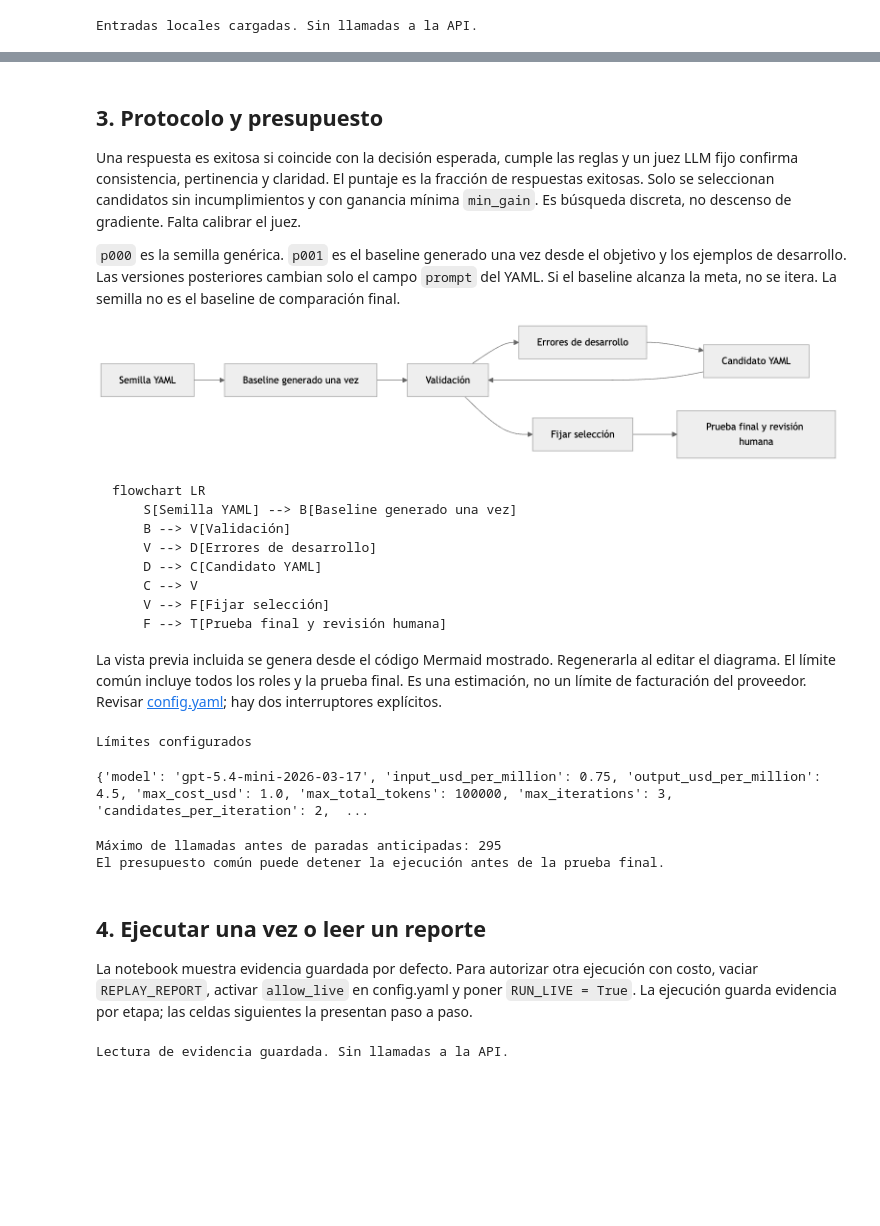
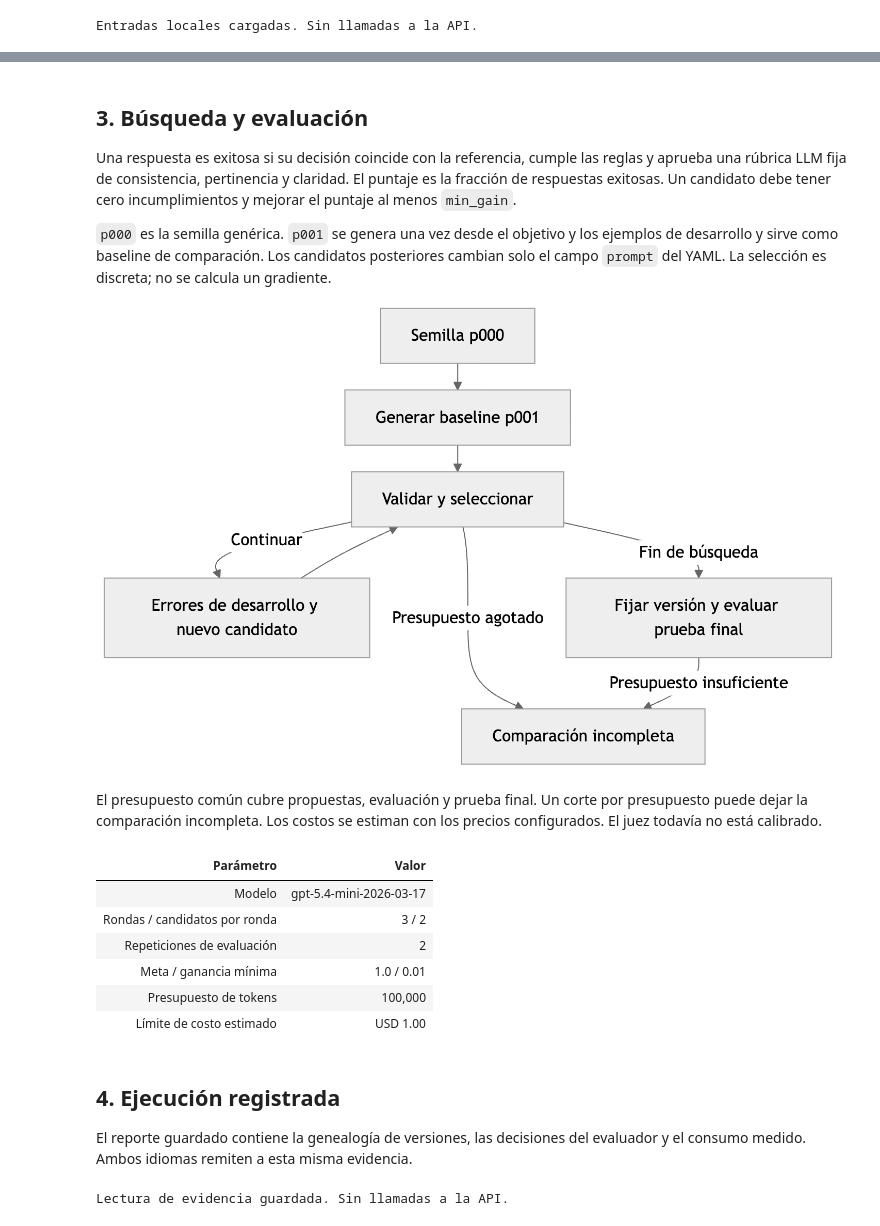
Before and after one commit to jairzinhosantos/thinking-harness, a Jupyter notebook: research/proposals/case-0003-debt-negotiation/prompt-search.es.ipynb, the cells around one changed output, grey strips where cells are left out. Saved outputs shown, nothing was run; the diff lists cells and outputs as text; code cells hidden in the pictures; blank space fills up the shorter version.

````diff
--- a/research/proposals/case-0003-debt-negotiation/prompt-search.es.ipynb
+++ b/research/proposals/case-0003-debt-negotiation/prompt-search.es.ipynb
@@ -93,57 +77,29 @@ debts: A: 200 B: 300 C: 600 allowed_payment_counts: - 1 - 2 history: - role: ass
 # %% [markdown]
-## 3. Protocolo y presupuesto
+## 3. Búsqueda y evaluación
 
-Una respuesta es exitosa si coincide con la decisión esperada, cumple las reglas y un juez LLM
-fijo confirma consistencia, pertinencia y claridad. El puntaje es la fracción de respuestas
-exitosas. Solo se seleccionan candidatos sin incumplimientos y con ganancia mínima `min_gain`.
-Es búsqueda discreta, no descenso de gradiente. Falta calibrar el juez.
+Una respuesta es exitosa si su decisión coincide con la referencia, cumple las reglas y aprueba una rúbrica LLM fija de consistencia, pertinencia y claridad. El puntaje es la fracción de respuestas exitosas. Un candidato debe tener cero incumplimientos y mejorar el puntaje al menos `min_gain`.
 
-`p000` es la semilla genérica. `p001` es el baseline generado una vez desde el objetivo y los
-ejemplos de desarrollo. Las versiones posteriores cambian solo el campo `prompt` del YAML.
-Si el baseline alcanza la meta, no se itera. La semilla no es el baseline de comparación final.
+`p000` es la semilla genérica. `p001` se genera una vez desde el objetivo y los ejemplos de desarrollo y sirve como baseline de comparación. Los candidatos posteriores cambian solo el campo `prompt` del YAML. La selección es discreta; no se calcula un gradiente.
 
-![Workflow](attachment:workflow.png-old)
+![Flujo de búsqueda](attachment:workflow.png-new)
 
-```mermaid
-flowchart LR
-    S[Semilla YAML] --> B[Baseline generado una vez]
-    B --> V[Validación]
-    V --> D[Errores de desarrollo]
-    D --> C[Candidato YAML]
-    C --> V
-    V --> F[Fijar selección]
-    F --> T[Prueba final y revisión humana]
-```
-
-La vista previa incluida se genera desde el código Mermaid mostrado. Regenerarla al editar el diagrama.
-El límite común incluye todos los roles y la prueba final. Es una estimación, no un límite
-de facturación del proveedor. Revisar [config.yaml](config.yaml); hay dos interruptores explícitos.
+El presupuesto común cubre propuestas, evaluación y prueba final. Un corte por presupuesto puede dejar la comparación incompleta. Los costos se estiman con los precios configurados. El juez todavía no está calibrado.
 # %%
 RUN_LIVE = False
-REPLAY_REPORT = "results/20261017T011558Z-f5eca942/report.json"  # Saved live evidence; no API calls.
-
-# Both this switch and config.yaml allow_live must be true for a charged run.
-print(text("Configured bounds", "Límites configurados"))
-block(settings)
-counts = {s: sum(c["split"] == s for c in cases) for s in ("development", "validation", "test")}
-upper_calls = (1 + 2 * counts["validation"] * config.evaluation_repeats
-    + config.max_iterations * (2 * counts["development"] * config.evaluation_repeats
-        + config.candidates_per_iteration * (1 + 2 * counts["validation"] * config.evaluation_repeats))
-    + 4 * counts["test"] * config.evaluation_repeats)
-print(text("Maximum scheduled calls before early stops:", "Máximo de llamadas antes de paradas anticipadas:"), upper_calls)
-print(text("The common budget may stop the run before final testing.",
-           "El presupuesto común puede detener la ejecución antes de la prueba final."))
+REPLAY_REPORT = "results/20261017T011558Z-f5eca942/report.json"
+view.bounds(config)
 # %% [output]
-Límites configurados
-{'model': 'gpt-5.4-mini-2026-03-17', 'input_usd_per_million': 0.75, 'output_usd_per_million': 4.5, 'max_cost_usd': 1.0, 'max_total_tokens': 100000, 'max_iterations': 3, 'candidates_per_iteration': 2,  ...
-Máximo de llamadas antes de paradas anticipadas: 295
-El presupuesto común puede detener la ejecución antes de la prueba final.
+| Parámetro | Valor |
+| Modelo | gpt-5.4-mini-2026-03-17 |
+| Rondas / candidatos por ronda | 3 / 2 |
+| Repeticiones de evaluación | 2 |
+| Meta / ganancia mínima | 1.0 / 0.01 |
+| Presupuesto de tokens | 100,000 |
+| Límite de costo estimado | USD 1.00 |
 # %% [markdown]
-## 4. Ejecutar una vez o leer un reporte
+## 4. Ejecución registrada
 
-La notebook muestra evidencia guardada por defecto. Para autorizar otra ejecución con costo,
-vaciar `REPLAY_REPORT`, activar `allow_live` en config.yaml y poner `RUN_LIVE = True`.
-La ejecución guarda evidencia por etapa; las celdas siguientes la presentan paso a paso.
+El reporte guardado contiene la genealogía de versiones, las decisiones del evaluador y el consumo medido. Ambos idiomas remiten a esta misma evidencia.
 # %%
 report = None
 if RUN_LIVE and REPLAY_REPORT:
````
Also changed, not shown: parts of 13 cells of this notebook, 11 other files.
